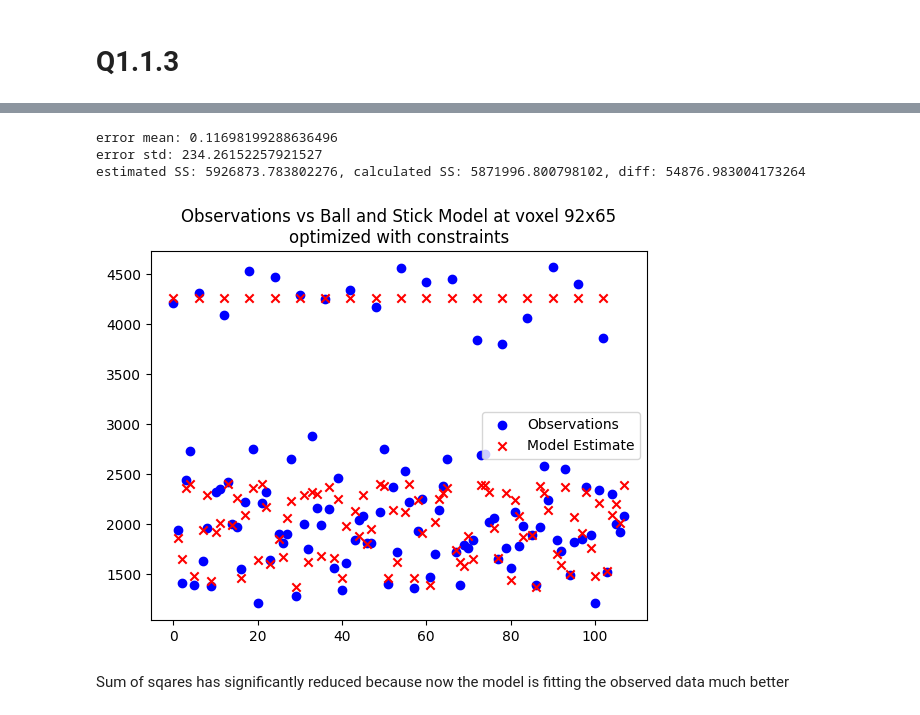
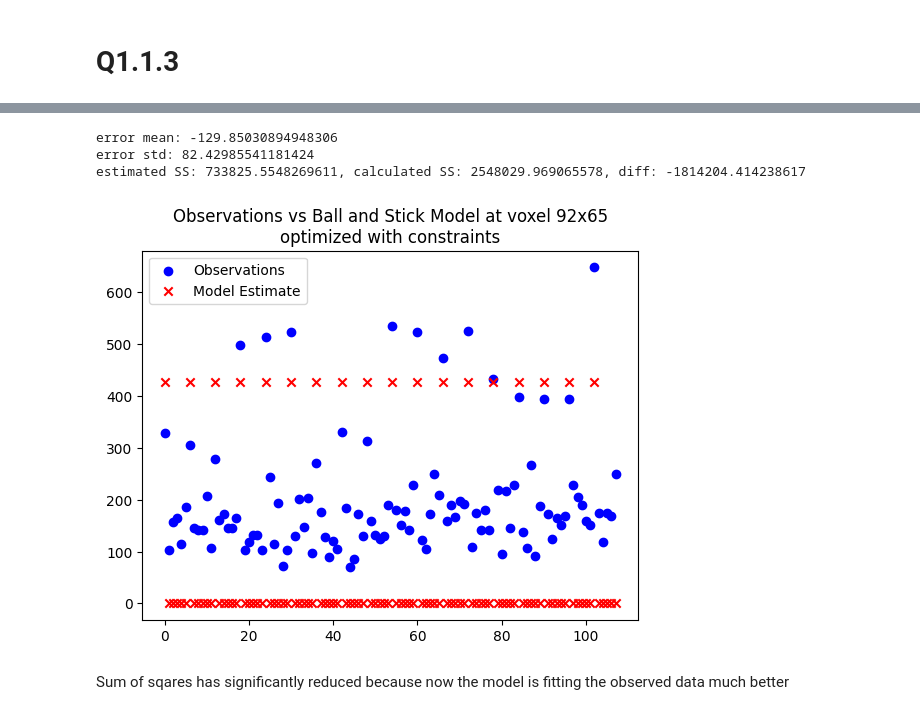
Before and after one commit to fclarke1/modelling-bio-imaging-comp0118, a Jupyter notebook: assignment_1/q1_1.ipynb, the cells around one changed output, grey strips where cells are left out. Saved outputs shown, nothing was run; the diff lists cells and outputs as text; code cells hidden in the pictures.

```diff
--- a/assignment_1/q1_1.ipynb
+++ b/assignment_1/q1_1.ipynb
@@ -316,3 +316,15 @@ results
   success: False
         x: array([ 6.52527790e+01, -3.37830607e-02, -5.87056279e-01,  7.89459938e-01,
        -2.28680659e+00])
+# %%
+# Use the transform to find the parameters constrained
+results = minimize(
+    fun=BallStickSSD_constrained,
+    x0=transform_inv(startx),
+    args=(dwis[:,14,63,71]),
+)
+
+results
+
+# With constraints the fitting works and we get sensible results (S0, diff >0, etc.)
+# and plotting against observed values we get much better results
@@ -319,31 +352,33 @@ results
 # %%
 # Use the fitted parameters to get estimated values
+#A_est = ball_stick(transform(results['x']))
+#A_exact = np.squeeze(dwis[:,91,64,71])
 A_est = ball_stick(transform(results['x']))
-A_exact = np.squeeze(dwis[:,91,64,71])
+A_exact = np.squeeze(dwis[:,14,63,71])
 
 # Find the mean and std of the errors
 error_dist = stats.describe(A_est - A_exact)
 error_mean = error_dist[2]
 error_var = error_dist[3]
 print(f"error mean: {error_mean}")
 print(f"error std: {np.sqrt(error_var)}")
 
 # Use the standard deviation to calculate the estimated Sum of Squares diff
 ss_est = 108 * error_var
 ss_exact = results['fun']
 print(f"estimated SS: {ss_est}, calculated SS: {ss_exact}, diff: {ss_est - ss_exact}")
 
 # Create grid of subplots to compare
 plt.scatter(np.arange(108), A_exact, marker='o', color='b', label='Observations')
 plt.scatter(np.arange(108), A_est, marker='x', color='r', label='Model Estimate')
 plt.legend()
 plt.title('Observations vs Ball and Stick Model at voxel 92x65\noptimized with constraints')
 plt.show()
 # %% [output]
-error mean: 0.11698199288636496
-error std: 234.26152257921527
-estimated SS: 5926873.783802276, calculated SS: 5871996.800798102, diff: 54876.983004173264
+error mean: -129.85030894948306
+error std: 82.42985541181424
+estimated SS: 733825.5548269611, calculated SS: 2548029.969065578, diff: -1814204.414238617
-[figure, old version]
+[figure, new version]
 # %% [markdown]
 Sum of sqares has significantly reduced because now the model is fitting the observed data much better
 # %% [markdown]
```
Also changed, not shown: parts of 8 cells of this notebook, 2 other files.
